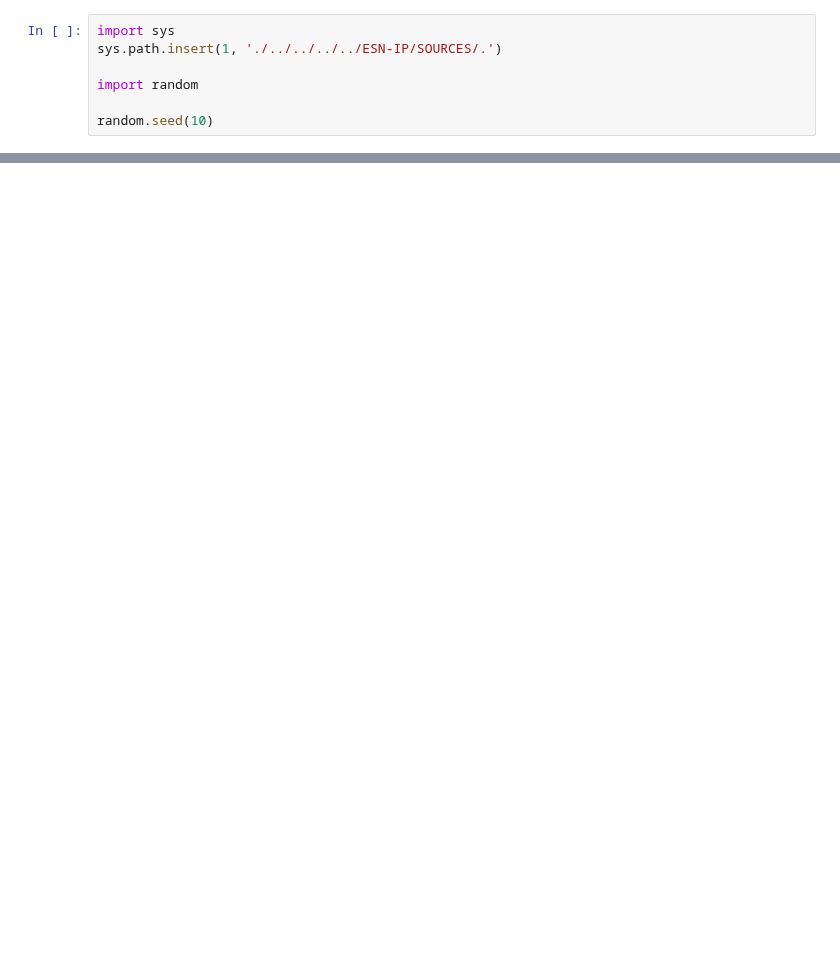
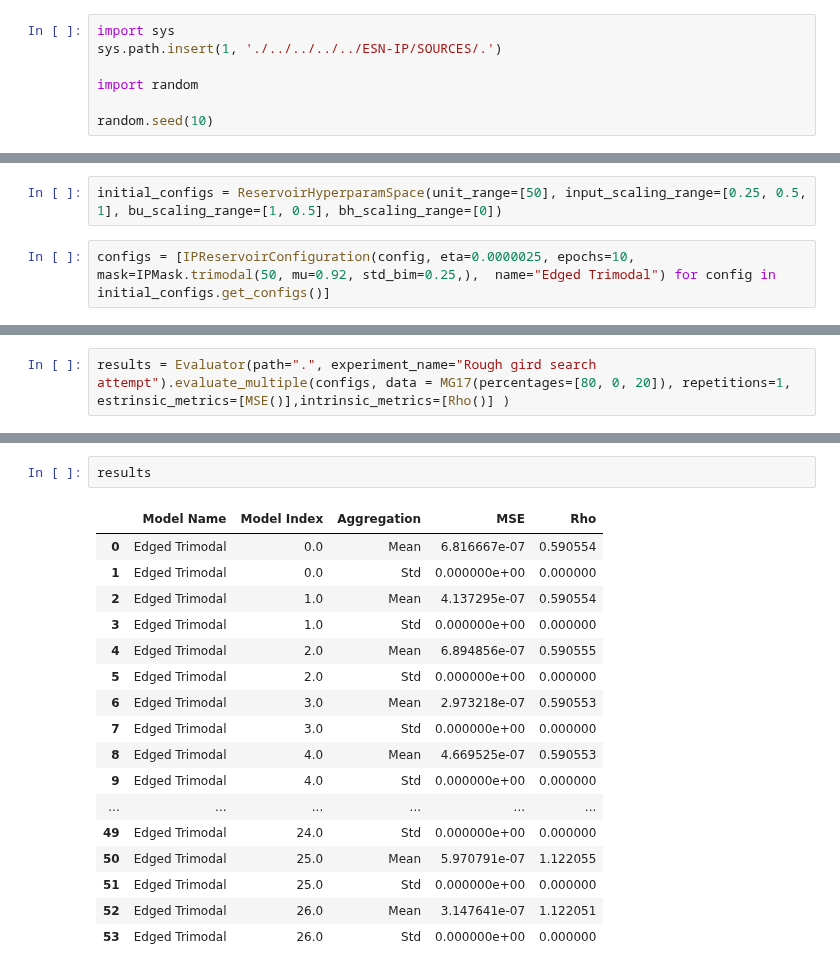
Before and after one commit to Sergio-Ltr/Generalized-Intrinsic-Plasticity, a Jupyter notebook: NOTEBOOKS/UNIT_TESTS/MASKED IP/IPEvaluation.ipynb, the cells around one changed output, grey strips where cells are left out. Saved outputs shown, nothing was run; the diff lists cells and outputs as text; blank space fills up the shorter version.

```diff
--- a/NOTEBOOKS/UNIT_TESTS/MASKED IP/IPEvaluation.ipynb
+++ b/NOTEBOOKS/UNIT_TESTS/MASKED IP/IPEvaluation.ipynb
@@ -59,0 +50,4 @@ results
+# %%
+initial_configs = ReservoirHyperparamSpace(unit_range=[50], input_scaling_range=[0.25, 0.5, 1], bu_scaling_range=[1, 0.5], bh_scaling_range=[0])
+# %%
+configs = [IPReservoirConfiguration(config, eta=0.0000025, epochs=10, mask=IPMask.trimodal(50, mu=0.92, std_bim=0.25,),  name="Edged Trimodal") for config in initial_configs.get_configs()]
@@ -59,0 +74,2 @@ results
+# %%
+results = Evaluator(path=".", experiment_name="Rough gird search attempt").evaluate_multiple(configs, data = MG17(percentages=[80, 0, 20]), repetitions=1, estrinsic_metrics=[MSE()],intrinsic_metrics=[Rho()] )
@@ -59,0 +90,20 @@ results
+# %%
+results
+# %% [output]
+|  | Model Name | Model Index | Aggregation | MSE | Rho |
+| 0 | Edged Trimodal | 0.0 | Mean | 6.816667e-07 | 0.590554 |
+| 1 | Edged Trimodal | 0.0 | Std | 0.000000e+00 | 0.000000 |
+| 2 | Edged Trimodal | 1.0 | Mean | 4.137295e-07 | 0.590554 |
+| 3 | Edged Trimodal | 1.0 | Std | 0.000000e+00 | 0.000000 |
+| 4 | Edged Trimodal | 2.0 | Mean | 6.894856e-07 | 0.590555 |
+| 5 | Edged Trimodal | 2.0 | Std | 0.000000e+00 | 0.000000 |
+| 6 | Edged Trimodal | 3.0 | Mean | 2.973218e-07 | 0.590553 |
+| 7 | Edged Trimodal | 3.0 | Std | 0.000000e+00 | 0.000000 |
+| 8 | Edged Trimodal | 4.0 | Mean | 4.669525e-07 | 0.590553 |
+| 9 | Edged Trimodal | 4.0 | Std | 0.000000e+00 | 0.000000 |
+| ... | ... | ... | ... | ... | ... |
+| 49 | Edged Trimodal | 24.0 | Std | 0.000000e+00 | 0.000000 |
+| 50 | Edged Trimodal | 25.0 | Mean | 5.970791e-07 | 1.122055 |
+| 51 | Edged Trimodal | 25.0 | Std | 0.000000e+00 | 0.000000 |
+| 52 | Edged Trimodal | 26.0 | Mean | 3.147641e-07 | 1.122051 |
+| 53 | Edged Trimodal | 26.0 | Std | 0.000000e+00 | 0.000000 |
```
Also changed, not shown: parts of 10 cells of this notebook, 18 other files.
